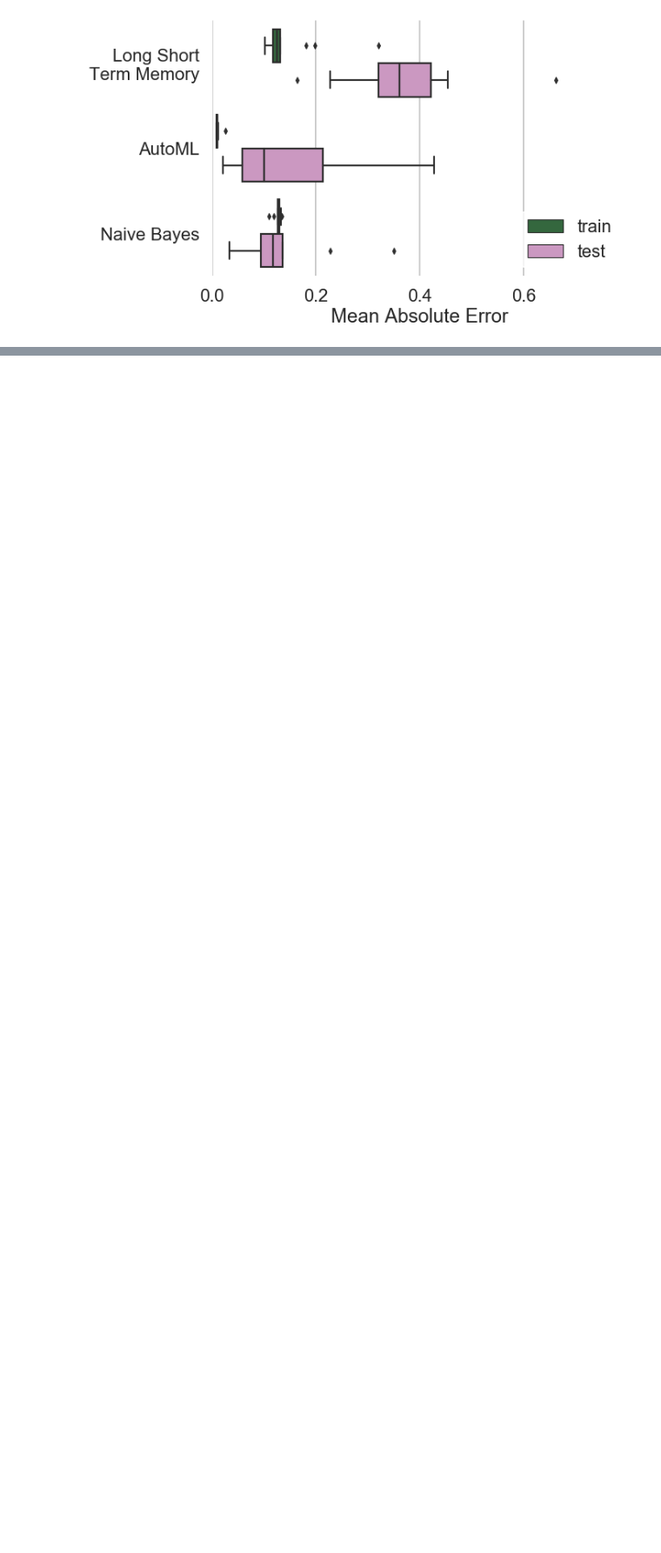
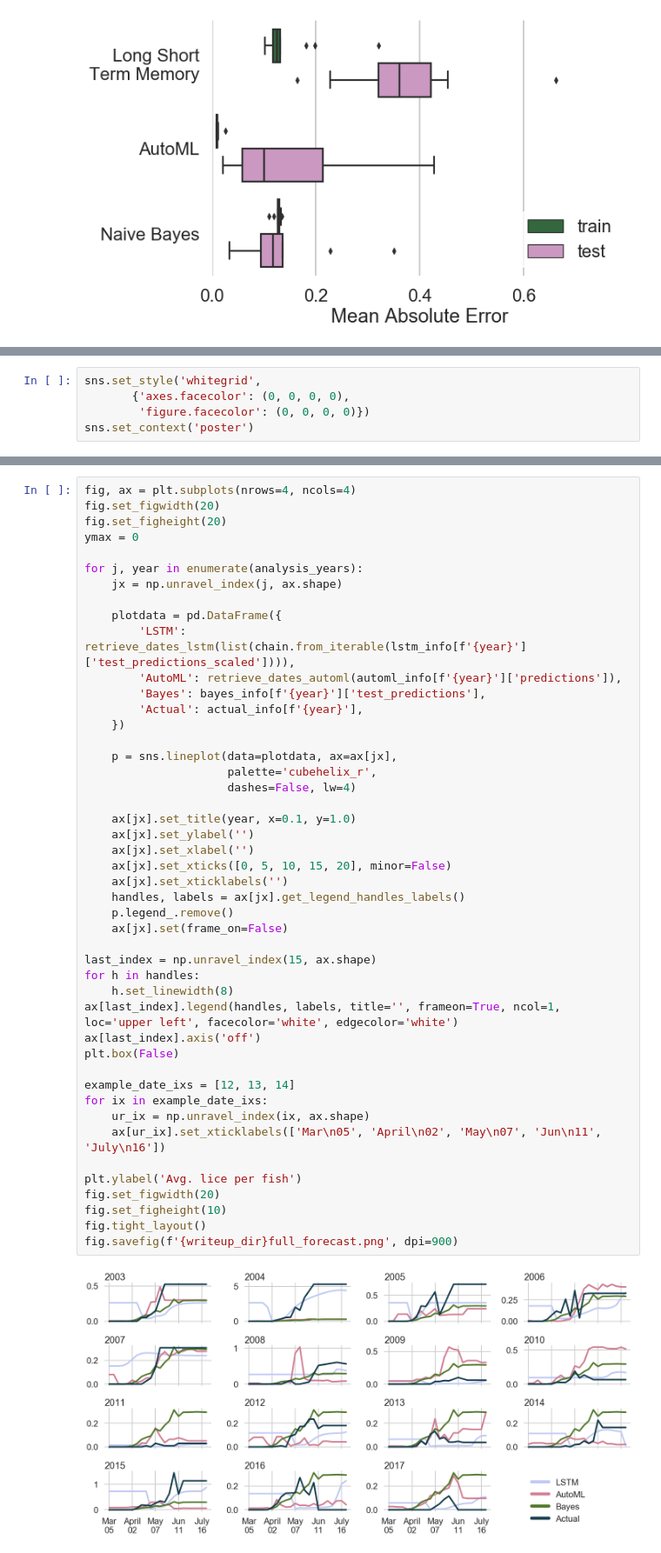
Before and after one commit to TristanGarry/sea-lice-forecasting, a Jupyter notebook: evaluate_all_models.ipynb, the cells around one changed output, grey strips where cells are left out. Shown at 87% size. Cells and saved outputs as stored; diff of their text form; blank space fills up the shorter version.

```diff
--- a/evaluate_all_models.ipynb
+++ b/evaluate_all_models.ipynb
@@ -332,0 +230,5 @@ fig.savefig('residuals.png', dpi=900, transparent=True)
+# %%
+sns.set_style('whitegrid',
+       {'axes.facecolor': (0, 0, 0, 0),
+        'figure.facecolor': (0, 0, 0, 0)})
+sns.set_context('poster')
@@ -332,0 +237,48 @@ fig.savefig('residuals.png', dpi=900, transparent=True)
+# %%
+fig, ax = plt.subplots(nrows=4, ncols=4)
+fig.set_figwidth(20)
+fig.set_figheight(20)
+ymax = 0
+
+for j, year in enumerate(analysis_years):
+    jx = np.unravel_index(j, ax.shape)
+
+    plotdata = pd.DataFrame({
+        'LSTM': retrieve_dates_lstm(list(chain.from_iterable(lstm_info[f'{year}']['test_predictions_scaled']))),
+        'AutoML': retrieve_dates_automl(automl_info[f'{year}']['predictions']),
+        'Bayes': bayes_info[f'{year}']['test_predictions'],
+        'Actual': actual_info[f'{year}'],
+    })
+
+    p = sns.lineplot(data=plotdata, ax=ax[jx],
+                     palette='cubehelix_r',
+                     dashes=False, lw=4)
+
+    ax[jx].set_title(year, x=0.1, y=1.0)
+    ax[jx].set_ylabel('')
+    ax[jx].set_xlabel('')
+    ax[jx].set_xticks([0, 5, 10, 15, 20], minor=False)
+    ax[jx].set_xticklabels('')
+    handles, labels = ax[jx].get_legend_handles_labels()
+    p.legend_.remove()
+    ax[jx].set(frame_on=False)
+
+last_index = np.unravel_index(15, ax.shape)
+for h in handles:
+    h.set_linewidth(8)
+ax[last_index].legend(handles, labels, title='', frameon=True, ncol=1, loc='upper left', facecolor='white', edgecolor='white')
+ax[last_index].axis('off')
+plt.box(False)
+
+example_date_ixs = [12, 13, 14]
+for ix in example_date_ixs:
+    ur_ix = np.unravel_index(ix, ax.shape)
+    ax[ur_ix].set_xticklabels(['Mar\n05', 'April\n02', 'May\n07', 'Jun\n11', 'July\n16'])
+
+plt.ylabel('Avg. lice per fish')
+fig.set_figwidth(20)
+fig.set_figheight(10)
+fig.tight_layout()
+fig.savefig(f'{writeup_dir}full_forecast.png', dpi=900)
+# %% [output]
+[figure, added]
```
Also changed, not shown: parts of 26 cells of this notebook, 3 other files.
